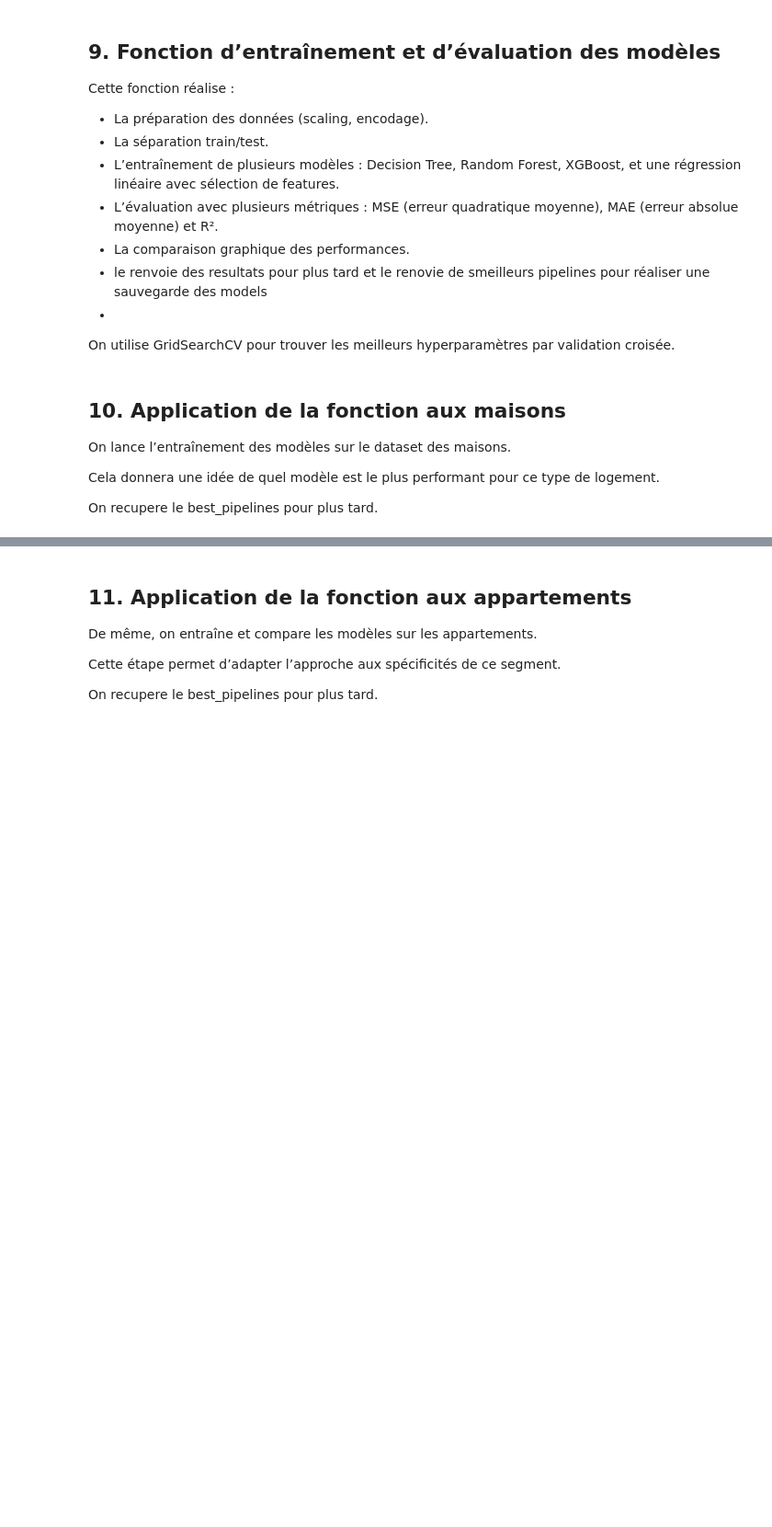
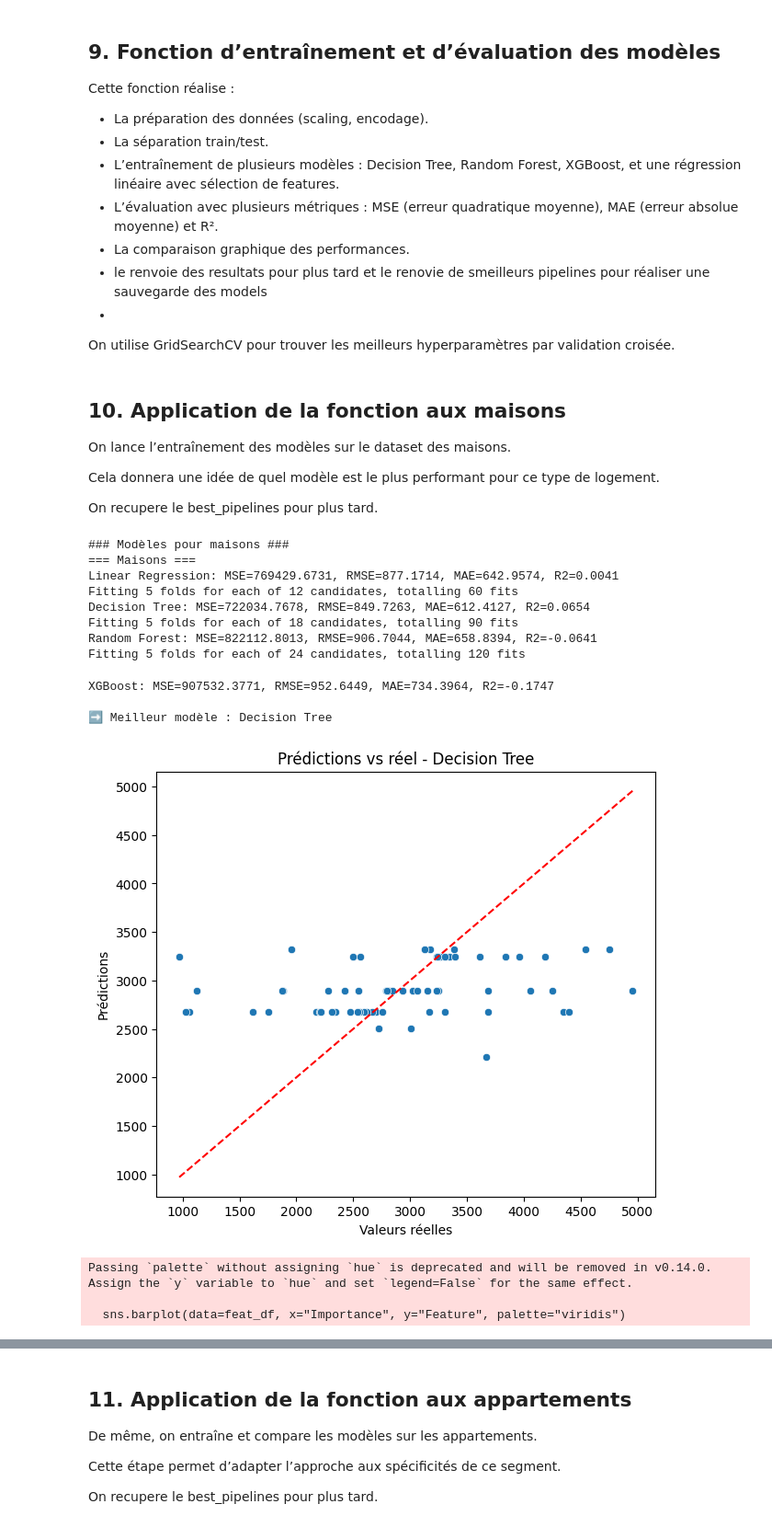
Before and after one commit to benjsant/immoprice_lille_fastapi, a Jupyter notebook: notebooks/phase_1_lille.ipynb, the cells around one changed output, grey strips where cells are left out. Shown: that part at 92% size. Saved outputs shown, nothing was run; the diff lists cells and outputs as text; code cells hidden in the pictures; blank space fills up the shorter version.

```diff
--- a/notebooks/phase_1_lille.ipynb
+++ b/notebooks/phase_1_lille.ipynb
@@ -294,7 +487,25 @@ Cela donnera une idée de quel modèle est le plus performant pour ce type de lo
 On recupere le best_pipelines pour plus tard.
 # %%
 target = "prix_m2"
-
+feature_maisons= ["Surface reelle bati", "Surface terrain"]
 # Lancement de l'entraînement et sauvegarde pour les maisons
 print("### Modèles pour maisons ###")
-results_df_maison, best_pipelines_maison = run_all_models(df_maisons, target, title="Modèles pour maisons")
+# Run pour df_maisons
+print("=== Maisons ===")
+best_name_maison, best_pipeline_maison, best_result_maison = run_all_models(df_maisons, feature_maisons, target, title="Modèles - Maisons")
+# %% [output]
+### Modèles pour maisons ###
+=== Maisons ===
+Linear Regression: MSE=769429.6731, RMSE=877.1714, MAE=642.9574, R2=0.0041
+Fitting 5 folds for each of 12 candidates, totalling 60 fits
+Decision Tree: MSE=722034.7678, RMSE=849.7263, MAE=612.4127, R2=0.0654
+Fitting 5 folds for each of 18 candidates, totalling 90 fits
+Random Forest: MSE=822112.8013, RMSE=906.7044, MAE=658.8394, R2=-0.0641
+Fitting 5 folds for each of 24 candidates, totalling 120 fits
+XGBoost: MSE=907532.3771, RMSE=952.6449, MAE=734.3964, R2=-0.1747
+
+➡️ Meilleur modèle : Decision Tree
+[figure, added]
+Passing `palette` without assigning `hue` is deprecated and will be removed in v0.14.0. Assign the `y` variable to `hue` and set `legend=False` for the same effect.
+
+  sns.barplot(data=feat_df, x="Importance", y="Feature", palette="viridis")
```
Also changed, not shown: parts of 18 cells of this notebook, 2 other files.
